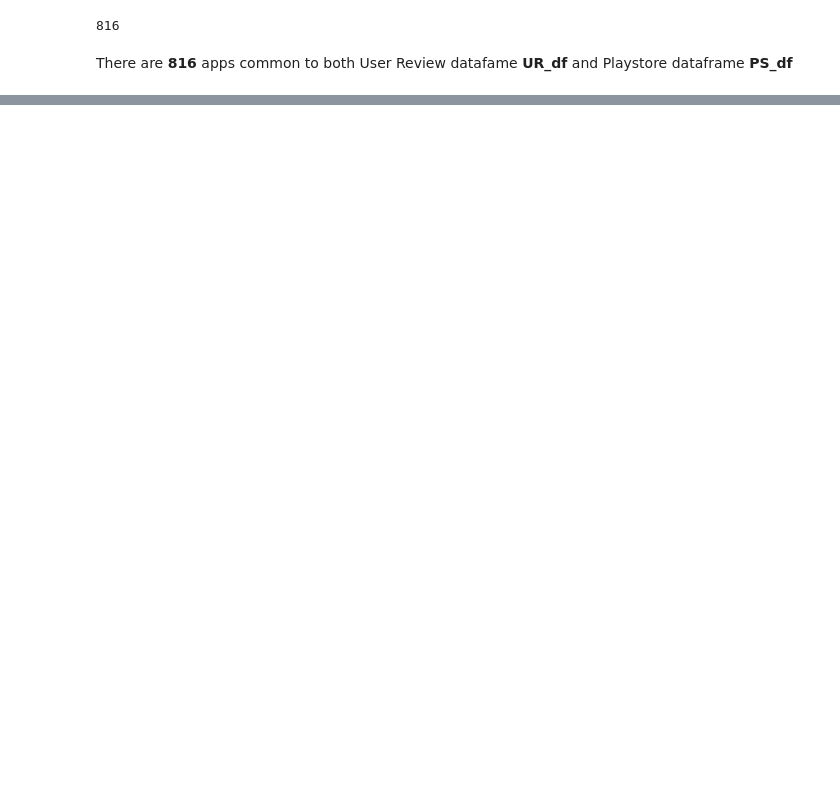
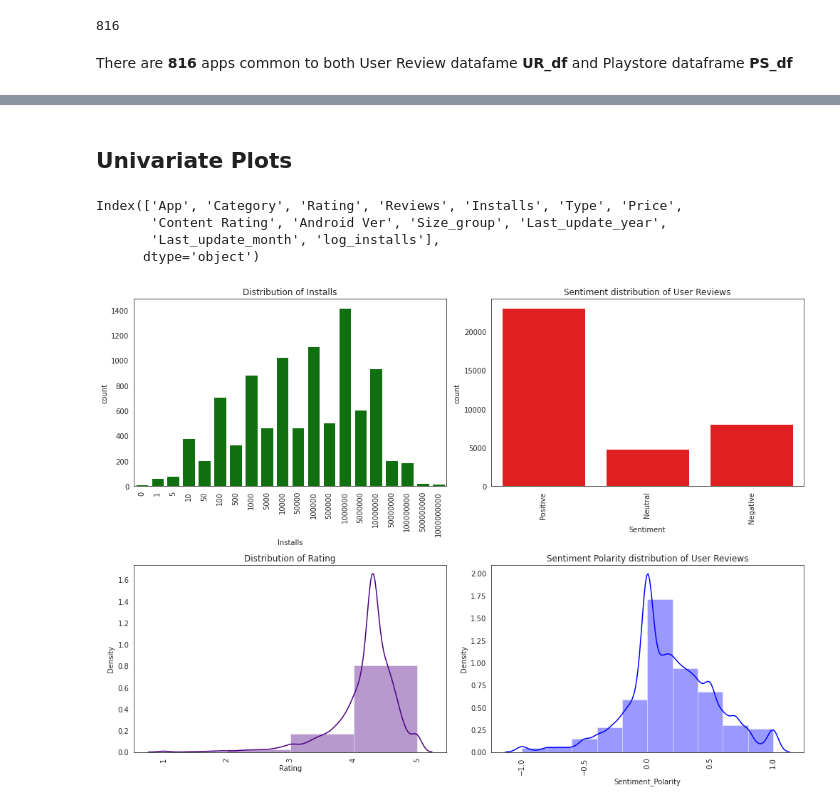
Before and after one commit to RadhikaRM/Playstore-Data-Analysis, a Jupyter notebook: PlayStore_EDA.ipynb, the cells around one changed output, grey strips where cells are left out. Cells and saved outputs as stored; diff of their text form; code cells hidden in the pictures; blank space fills up the shorter version.

```diff
--- a/PlayStore_EDA.ipynb
+++ b/PlayStore_EDA.ipynb
@@ -635,0 +698,36 @@ There are **816** apps common to both User Review datafame **UR_df** and Playsto
+# %% [markdown]
+## **Univariate Plots**
+# %%
+PS_df.columns
+# %% [output]
+Index(['App', 'Category', 'Rating', 'Reviews', 'Installs', 'Type', 'Price',
+       'Content Rating', 'Android Ver', 'Size_group', 'Last_update_year',
+       'Last_update_month', 'log_installs'],
+      dtype='object')
+# %%
+#Distribution plots of Performance Indicators
+fig = plt.figure(figsize=(14,10))
+c=1
+
+plt.subplot(2,2,1)
+sns.countplot(PS_df['Installs'],color='green')
+plt.title('Distribution of Installs')
+plt.xticks(rotation=90)
+
+plt.subplot(2,2,2)
+sns.countplot(new_df_merged['Sentiment'],color='red')
+plt.title('Sentiment distribution of User Reviews')
+plt.xticks(rotation=90)
+
+plt.subplot(2,2,3)
+sns.distplot(PS_df['Rating'],bins=4,color='indigo')
+plt.title('Distribution of Rating')
+plt.xticks(rotation=90)
+
+plt.subplot(2,2,4)
+sns.distplot(new_df_merged['Sentiment_Polarity'],bins=10,color='blue')
+plt.title('Sentiment Polarity distribution of User Reviews')
+plt.xticks(rotation=90)
+plt.tight_layout()
+# %% [output]
+[figure, added]
```
Also changed, not shown: parts of 38 cells of this notebook.
